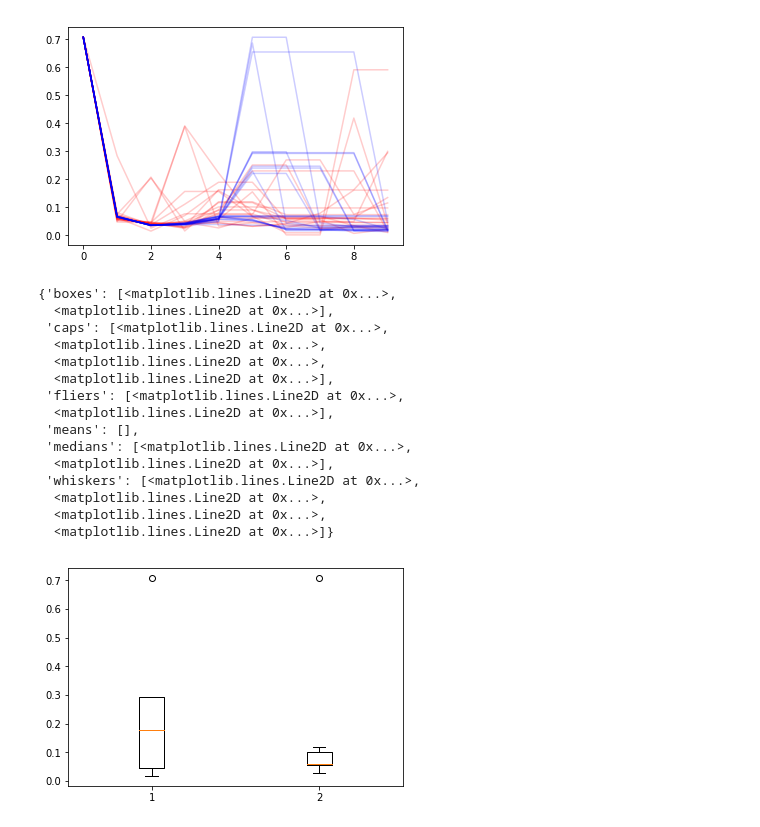
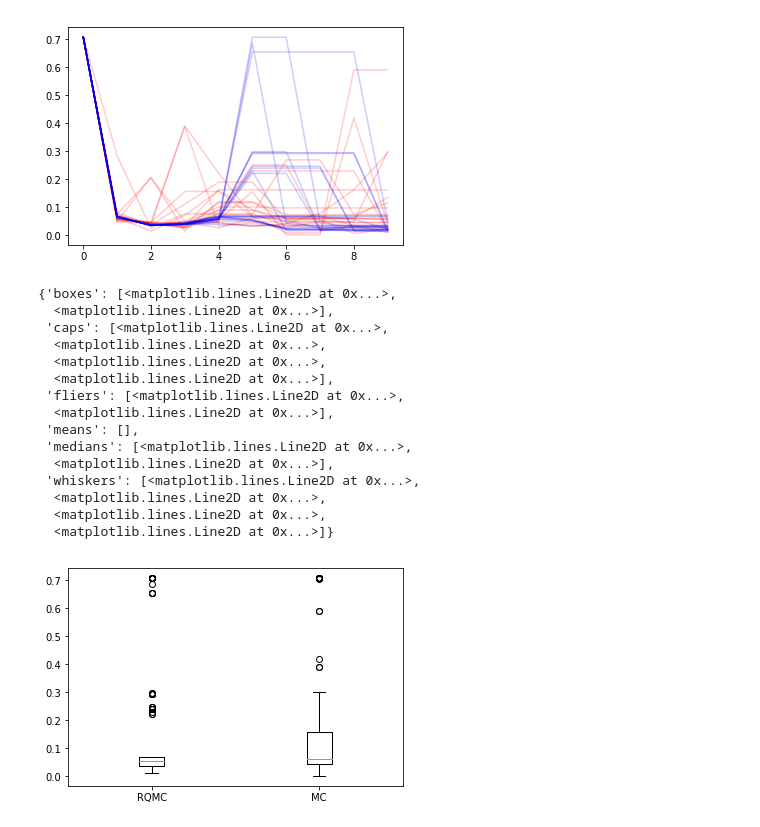
Before and after one commit to alexanderbuchholz/bayesian-optimization, a Jupyter notebook: pyro_bo/eval_pyro_sim.ipynb, the cells around one changed output. Saved outputs shown, nothing was run; the diff lists cells and outputs as text; code cells hidden in the pictures.

```diff
--- a/pyro_bo/eval_pyro_sim.ipynb
+++ b/pyro_bo/eval_pyro_sim.ipynb
@@ -39,21 +93,21 @@ plt.plot(rqmc_y[:,7:].transpose(), alpha=0.2, color="blue")
  <matplotlib.lines.Line2D at 0x...>]
 [figure]
 # %%
-plt.boxplot([rqmc_y[-1,7:], mc_y[-1,7:]])
+plt.boxplot([rqmc_y[:,7:].flatten(), mc_y[:,7:].flatten()], labels=['RQMC', 'MC'])
 # %% [output]
 {'boxes': [<matplotlib.lines.Line2D at 0x...>,
   <matplotlib.lines.Line2D at 0x...>],
  'caps': [<matplotlib.lines.Line2D at 0x...>,
   <matplotlib.lines.Line2D at 0x...>,
   <matplotlib.lines.Line2D at 0x...>,
   <matplotlib.lines.Line2D at 0x...>],
  'fliers': [<matplotlib.lines.Line2D at 0x...>,
   <matplotlib.lines.Line2D at 0x...>],
  'means': [],
  'medians': [<matplotlib.lines.Line2D at 0x...>,
   <matplotlib.lines.Line2D at 0x...>],
  'whiskers': [<matplotlib.lines.Line2D at 0x...>,
   <matplotlib.lines.Line2D at 0x...>,
   <matplotlib.lines.Line2D at 0x...>,
   <matplotlib.lines.Line2D at 0x...>]}
-[figure, old version]
+[figure, new version]
```
Also changed, not shown: parts of 9 cells of this notebook, 3 other files.
